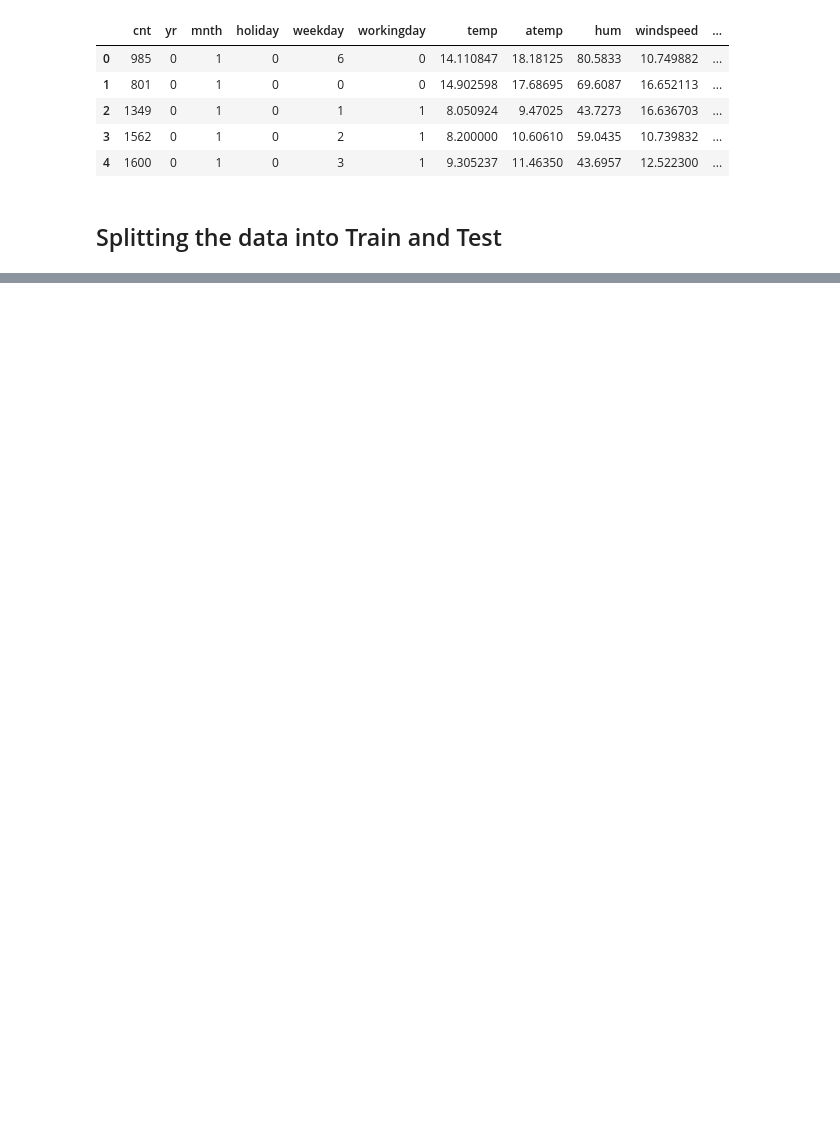
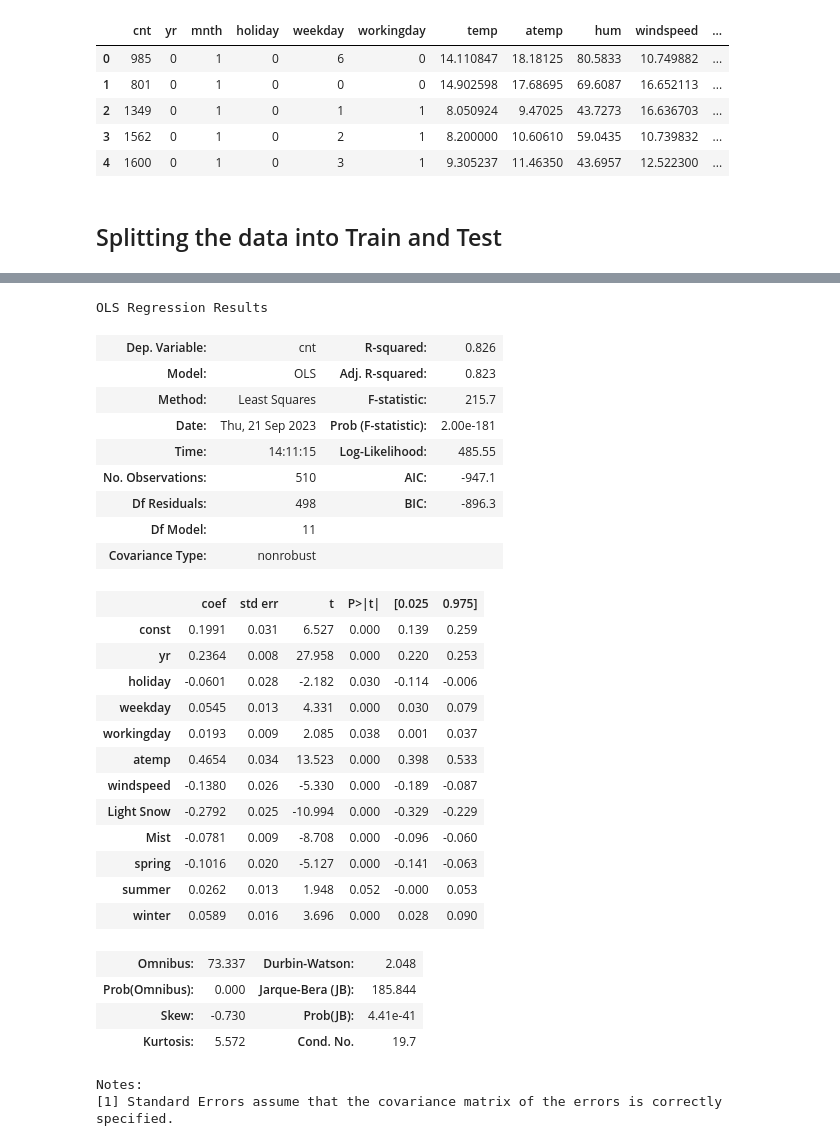
Before and after one commit to rahulrawat913/Bike-Sharing-Assignment, a Jupyter notebook: MLC54-RAHUL RAWAT.ipynb, the cells around one changed output, grey strips where cells are left out. Saved outputs shown, nothing was run; the diff lists cells and outputs as text; code cells hidden in the pictures; blank space fills up the shorter version.

```diff
--- a/MLC54-RAHUL RAWAT.ipynb
+++ b/MLC54-RAHUL RAWAT.ipynb
@@ -199,0 +447,50 @@ plt.show()
+# %%
+# hum has highest VIF, will drop HUM and recreate model
+
+X=X.drop('hum',axis=1)
+
+#Recreate the model
+# Lets try with all columns and understand what we need
+
+bike_data_set.columns
+X_train_sm=sm.add_constant(X)
+
+#creating first OLS model
+
+l_model= sm.OLS(y_train,X_train_sm)
+
+#fitting
+lr_model=l_model.fit()
+
+#params
+lr_model.summary()
+# %% [output]
+OLS Regression Results
+| Dep. Variable: | cnt | R-squared: | 0.826 |
+| Model: | OLS | Adj. R-squared: | 0.823 |
+| Method: | Least Squares | F-statistic: | 215.7 |
+| Date: | Thu, 21 Sep 2023 | Prob (F-statistic): | 2.00e-181 |
+| Time: | 14:11:15 | Log-Likelihood: | 485.55 |
+| No. Observations: | 510 | AIC: | -947.1 |
+| Df Residuals: | 498 | BIC: | -896.3 |
+| Df Model: | 11 |  |  |
+| Covariance Type: | nonrobust |  |  |
+|  | coef | std err | t | P>|t| | [0.025 | 0.975] |
+| const | 0.1991 | 0.031 | 6.527 | 0.000 | 0.139 | 0.259 |
+| yr | 0.2364 | 0.008 | 27.958 | 0.000 | 0.220 | 0.253 |
+| holiday | -0.0601 | 0.028 | -2.182 | 0.030 | -0.114 | -0.006 |
+| weekday | 0.0545 | 0.013 | 4.331 | 0.000 | 0.030 | 0.079 |
+| workingday | 0.0193 | 0.009 | 2.085 | 0.038 | 0.001 | 0.037 |
+| atemp | 0.4654 | 0.034 | 13.523 | 0.000 | 0.398 | 0.533 |
+| windspeed | -0.1380 | 0.026 | -5.330 | 0.000 | -0.189 | -0.087 |
+| Light Snow | -0.2792 | 0.025 | -10.994 | 0.000 | -0.329 | -0.229 |
+| Mist | -0.0781 | 0.009 | -8.708 | 0.000 | -0.096 | -0.060 |
+| spring | -0.1016 | 0.020 | -5.127 | 0.000 | -0.141 | -0.063 |
+| summer | 0.0262 | 0.013 | 1.948 | 0.052 | -0.000 | 0.053 |
+| winter | 0.0589 | 0.016 | 3.696 | 0.000 | 0.028 | 0.090 |
+| Omnibus: | 73.337 | Durbin-Watson: | 2.048 |
+| Prob(Omnibus): | 0.000 | Jarque-Bera (JB): | 185.844 |
+| Skew: | -0.730 | Prob(JB): | 4.41e-41 |
+| Kurtosis: | 5.572 | Cond. No. | 19.7 |
+Notes:
+[1] Standard Errors assume that the covariance matrix of the errors is correctly specified.
```
Also changed, not shown: parts of 43 cells of this notebook.
